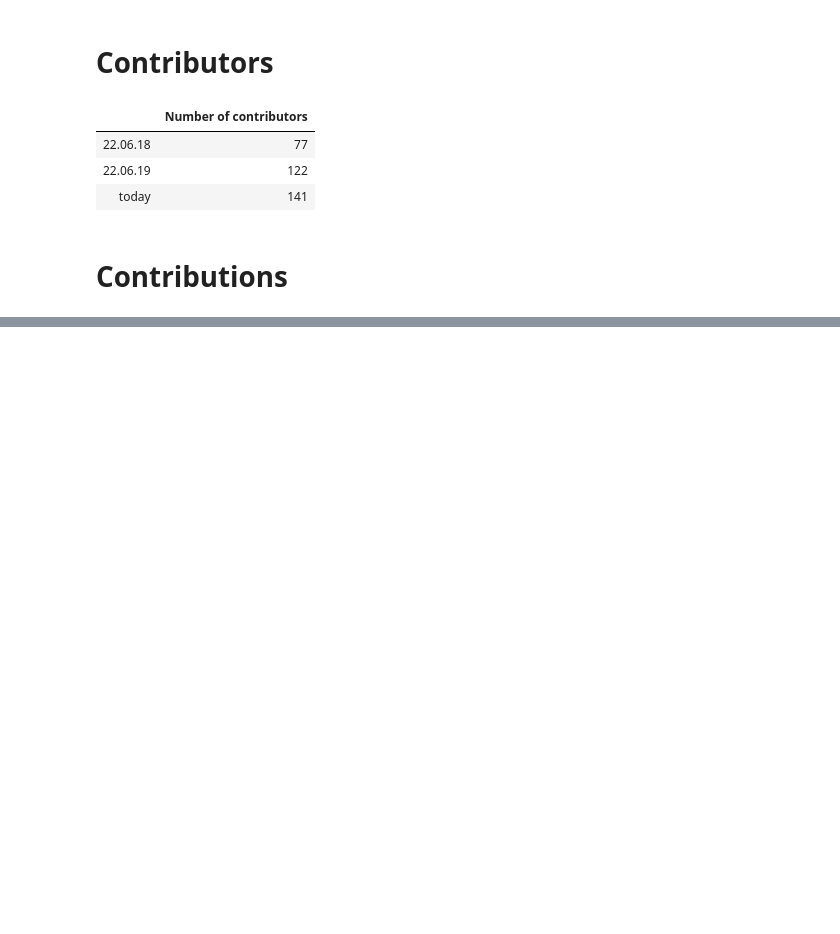
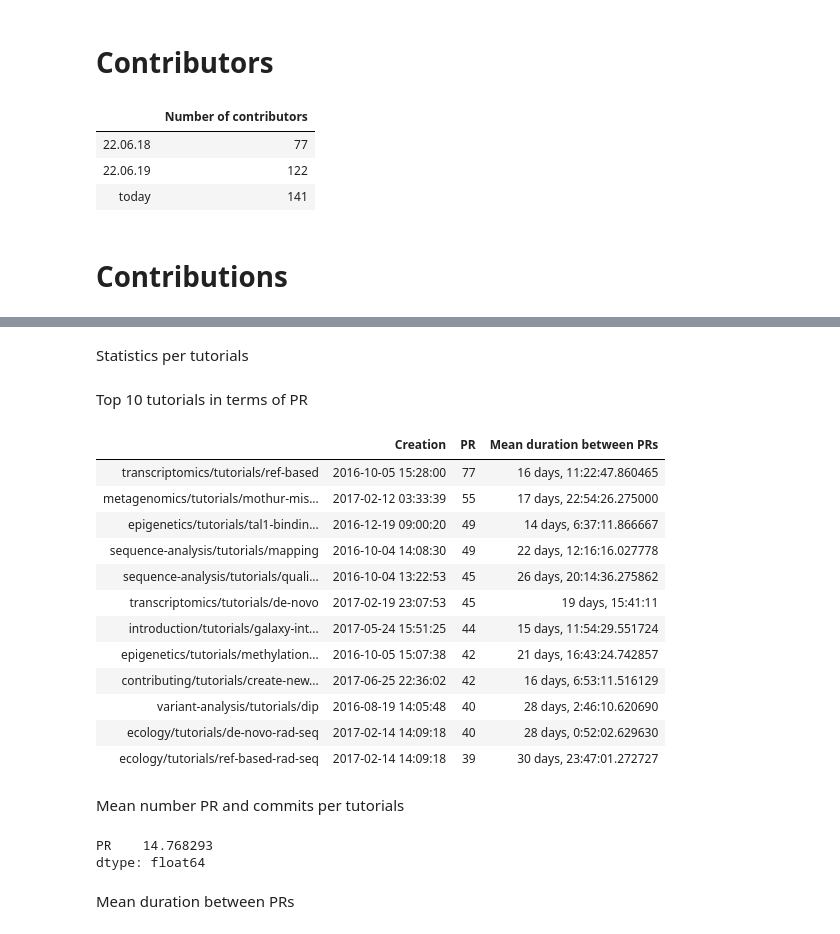
Before and after one commit to bebatut/galaxy-training-material-stats, a Jupyter notebook: src/extract_repo_content_stats.ipynb, the cells around one changed output, grey strips where cells are left out. Saved outputs shown, nothing was run; the diff lists cells and outputs as text; code cells hidden in the pictures; blank space fills up the shorter version.

Commit message:
Add evolution of tutorials

```diff
--- a/src/extract_repo_content_stats.ipynb
+++ b/src/extract_repo_content_stats.ipynb
@@ -290,0 +558,58 @@ contr_stats
+# %% [markdown]
+Statistics per tutorials
+# %%
+tuto_pr_stats = pd.DataFrame(
+    0,
+    columns=['Creation', 'PR', 'Mean duration between PRs'],
+    index=[])
+for t in tuto_prs:
+    tuto_pr_stats.loc[t, 'PR'] = len(tuto_prs[t])
+    #tuto_pr_stats.loc[t, 'Commits'] = repo.get_commits(path = t).totalCount
+    # extract mean duration by sorting PRs and compute time between merge and creation
+    ordered_prs = sorted(tuto_prs[t])
+    tuto_pr_stats.loc[t, 'Creation'] = prs[ordered_prs[0]].merged_at
+    prev_pr_merged_at = prs[ordered_prs[0]].merged_at
+    duration = datetime.timedelta(0)
+    pr_n = 0
+    for pr in ordered_prs[1:]:
+        d = prs[pr].created_at - prev_pr_merged_at
+        # keep only positive delta
+        if d < datetime.timedelta(0):
+            continue
+        pr_n += 1
+        duration += d
+        prev_pr_merged_at = prs[pr].merged_at
+    if pr_n > 0:
+        tuto_pr_stats.loc[t, 'Mean duration between PRs'] = duration/pr_n
+    else:
+        tuto_pr_stats.loc[t, 'Mean duration between PRs'] = datetime.timedelta(0)
+tuto_pr_stats.loc[:, 'PR'] = tuto_pr_stats.loc[:, 'PR'].astype(int)
+tuto_pr_stats = (tuto_pr_stats
+    .sort_values('PR',ascending=False))
+# %% [markdown]
+Top 10 tutorials in terms of PR
+# %%
+tuto_pr_stats.head(12)
+# %% [output]
+|  | Creation | PR | Mean duration between PRs |
+| transcriptomics/tutorials/ref-based | 2016-10-05 15:28:00 | 77 | 16 days, 11:22:47.860465 |
+| metagenomics/tutorials/mothur-mis... | 2017-02-12 03:33:39 | 55 | 17 days, 22:54:26.275000 |
+| epigenetics/tutorials/tal1-bindin... | 2016-12-19 09:00:20 | 49 | 14 days, 6:37:11.866667 |
+| sequence-analysis/tutorials/mapping | 2016-10-04 14:08:30 | 49 | 22 days, 12:16:16.027778 |
+| sequence-analysis/tutorials/quali... | 2016-10-04 13:22:53 | 45 | 26 days, 20:14:36.275862 |
+| transcriptomics/tutorials/de-novo | 2017-02-19 23:07:53 | 45 | 19 days, 15:41:11 |
+| introduction/tutorials/galaxy-int... | 2017-05-24 15:51:25 | 44 | 15 days, 11:54:29.551724 |
+| epigenetics/tutorials/methylation... | 2016-10-05 15:07:38 | 42 | 21 days, 16:43:24.742857 |
+| contributing/tutorials/create-new... | 2017-06-25 22:36:02 | 42 | 16 days, 6:53:11.516129 |
+| variant-analysis/tutorials/dip | 2016-08-19 14:05:48 | 40 | 28 days, 2:46:10.620690 |
+| ecology/tutorials/de-novo-rad-seq | 2017-02-14 14:09:18 | 40 | 28 days, 0:52:02.629630 |
+| ecology/tutorials/ref-based-rad-seq | 2017-02-14 14:09:18 | 39 | 30 days, 23:47:01.272727 |
+# %% [markdown]
+Mean number PR and commits per tutorials
+# %%
+tuto_pr_stats.mean()
+# %% [output]
+PR    14.768293
+dtype: float64
+# %% [markdown]
+Mean duration between PRs
```
Also changed, not shown: parts of 8 cells of this notebook.
